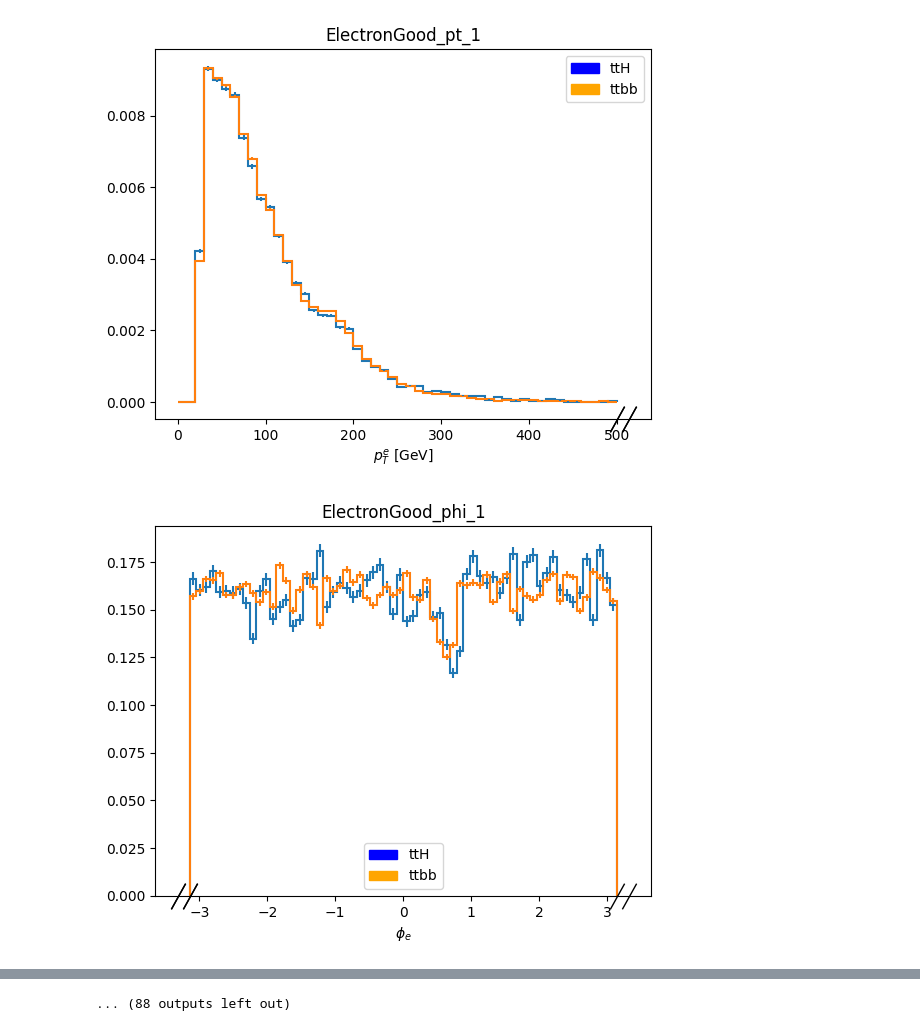
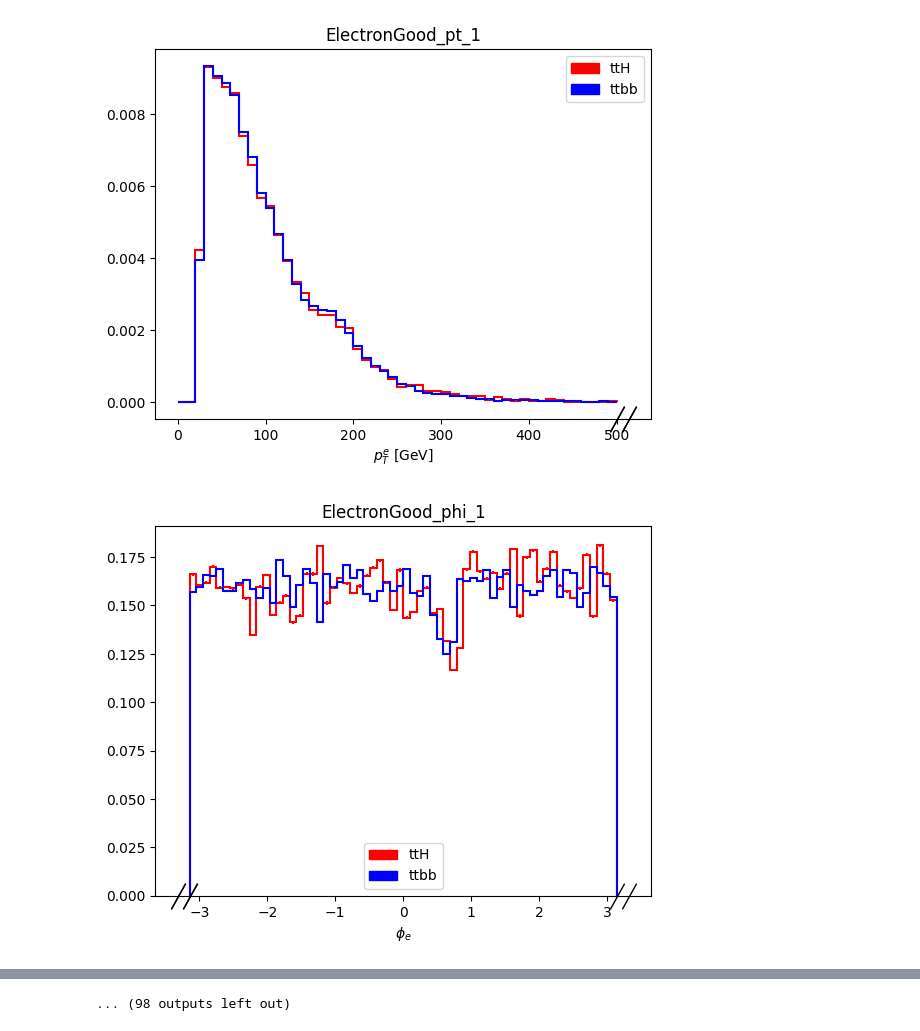
Before and after one commit to UBParker/PocketCoffea, a Jupyter notebook: normOverlay.ipynb, the cells around one changed output, grey strips where cells are left out. Cells and saved outputs as stored; diff of their text form; code cells hidden in the pictures.

Commit message:
Adding additional plots and removed experimental list indexing

```diff
--- a/normOverlay.ipynb
+++ b/normOverlay.ipynb
@@ -18,13 +19,13 @@ fBG = load(bgFile)
 # %%
 for i, var_name in enumerate(fSignal['variables'].keys()):
     varHist = fSignal['variables'][var_name]['ttHTobb']['ttHTobb_2018']
-    h1 = varHist[[hist.loc('1b'),hist.loc('2b'),hist.loc('3b'),hist.loc('4b')],:,:].project(varHist.axes[-1].name).plot(stack=False,density=True,histtype="step")
+    h1 = varHist.stack('cat').project(varHist.axes[-1].name)[:-1].plot(stack=True,density=True,histtype="step",color=['None','None','None','red'])
     bgHist = fBG['variables'][var_name]['TTbbDiLeptonic']['TTbbDiLeptonic_Powheg_2018']
-    h2 = bgHist[[hist.loc('1b'),hist.loc('2b'),hist.loc('3b'),hist.loc('4b')],:,:].project(bgHist.axes[-1].name).plot(stack=False,density=True,histtype="step")
-    blue_patch = mpatches.Patch(color='blue', label='ttH')
-    orange_patch = mpatches.Patch(color='orange', label='ttbb')
-    plt.legend(handles=[blue_patch, orange_patch])
+    h2 = bgHist.stack('cat').project(bgHist.axes[-1].name)[:-1].plot(stack=True,density=True,histtype="step",color=['None','None','None','blue'])
     plt.title(var_name)
+    red_patch = mpatches.Patch(color='red', label='ttH')
+    blue_patch = mpatches.Patch(color='blue', label='ttbb')
+    plt.legend(handles=[red_patch, blue_patch])
     plt.show()
     plt.clf()
 # %% [output]
@@ -32,2 +33,2 @@ for i, var_name in enumerate(fSignal['variables'].keys()):
-[figure, old version]
+[figure, new version]
-[figure, old version]
+[figure, new version]
@@ -43 +44 @@ for i, var_name in enumerate(fSignal['variables'].keys()):
-... (88 outputs left out)
+... (98 outputs left out)
```
Also changed, not shown: parts of 8 cells of this notebook.
